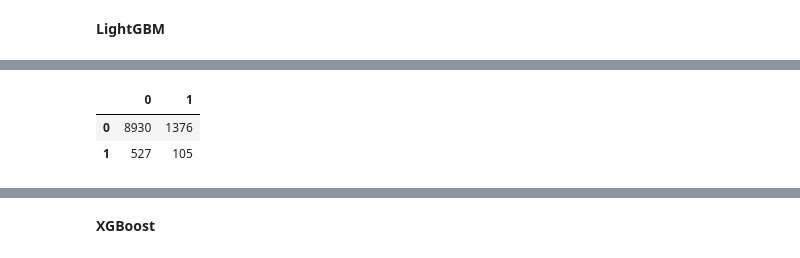
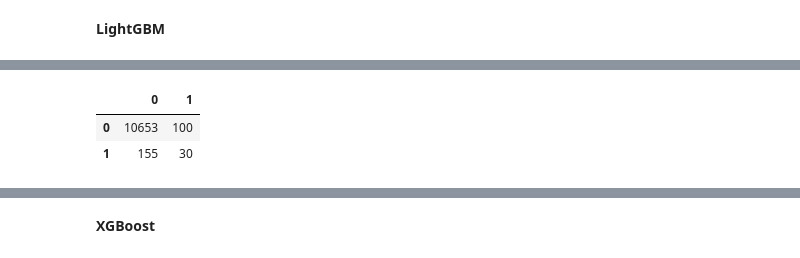
Before and after one commit to giorgiodemarchi/TabText-Experiments, a Jupyter notebook: Giorgio_baseline.ipynb, the cells around one changed output, grey strips where cells are left out. Saved outputs shown, nothing was run; the diff lists cells and outputs as text; code cells hidden in the pictures.

```diff
--- a/Giorgio_baseline.ipynb
+++ b/Giorgio_baseline.ipynb
@@ -615,3 +327,2 @@ Index(['ID', 'CODE_GENDER', 'FLAG_OWN_CAR', 'FLAG_OWN_REALTY', 'CNT_CHILDREN',
 # %%
-X = new_data.drop(['ID','target'], axis=1)
-y = new_data['target']
+df = new_data.copy().drop(['ID'], axis=1)
@@ -630,0 +329,5 @@ Name: count, dtype: int64
+# %%
+train_df, test_df = train_test_split(df, stratify=df['target'], test_size=0.3, random_state = 42)
+
+X_train, y_train = train_df.drop(['target'], axis=1), train_df['target']
+X_test, y_test = test_df.drop(['target'], axis=1), test_df['target']
@@ -775,31 +403,23 @@ cart_metrics
 # %% [markdown]
 **Random Forest**
 # %%
-from sklearn.ensemble import RandomForestClassifier
-
-model = RandomForestClassifier(n_estimators=250,
-                              max_depth=12,
-                              min_samples_leaf=16
-                              )
-model.fit(X_train, y_train)
-
-
-X_test[numerical_columns] = scaler.transform(X_test[numerical_columns])
-y_predict = model.predict(X_test)
+rf = RandomForestClassifier(class_weight ='balanced')
+rf.fit(X_train, y_train)
+y_pred_rf= rf.predict(X_test)
 
 ## METRICS
 # Accuracy
-rf_accuracy = accuracy_score(y_test, y_predict)
+rf_accuracy = accuracy_score(y_test, y_pred_rf)
 
 # Precision
-rf_precision = precision_score(y_test, y_predict)
+rf_precision = precision_score(y_test, y_pred_rf)
 
 # Recall
-rf_recall = recall_score(y_test, y_predict)
+rf_recall = recall_score(y_test, y_pred_rf)
 
 # AUC
-rf_auc = roc_auc_score(y_test, y_predict)
+rf_auc = roc_auc_score(y_test, y_pred_rf)
 
-pd.DataFrame(confusion_matrix(y_test,y_predict))
+pd.DataFrame(confusion_matrix(y_test,y_pred_rf))
 # %% [output]
 |  | 0 | 1 |
@@ -817,20 +437,9 @@ rf_metrics
 # %% [markdown]
 **LightGBM**
 # %%
-from lightgbm import LGBMClassifier
-
-
-model = LGBMClassifier(num_leaves=31,
-                       max_depth=8,
-                       learning_rate=0.02,
-                       n_estimators=250,
-                       subsample = 0.8,
-                       colsample_bytree =0.8
-                      )
+model = LGBMClassifier()
 model.fit(X_train, y_train)
 
-
-# X_test[numerical_columns] = scaler.transform(X_test[numerical_columns])
 y_predict = model.predict(X_test)
 
 ## METRICS
@@ -862,6 +468,6 @@ And if memory is not enough, you can set `force_col_wise=true`.
 |  | 0 | 1 |
-| 0 | 8930 | 1376 |
-| 1 | 527 | 105 |
+| 0 | 10653 | 100 |
+| 1 | 155 | 30 |
 # %%
 lgm_metrics = pd.DataFrame({'LightGBM': [lgm_accuracy, lgm_precision, lgm_recall, lgm_auc]}, columns = ['LightGBM'], index=['Accuracy', 'Precision', 'Recall', 'AUC'])
 lgm_metrics
```
Also changed, not shown: parts of 65 cells of this notebook.
